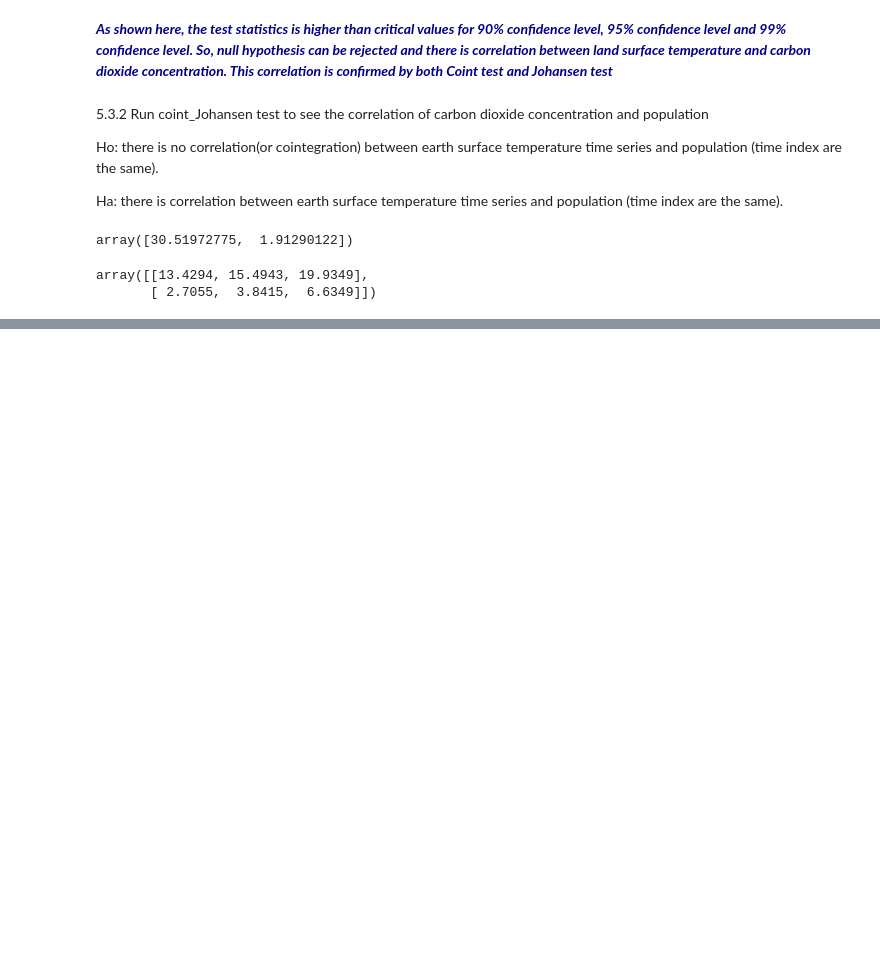
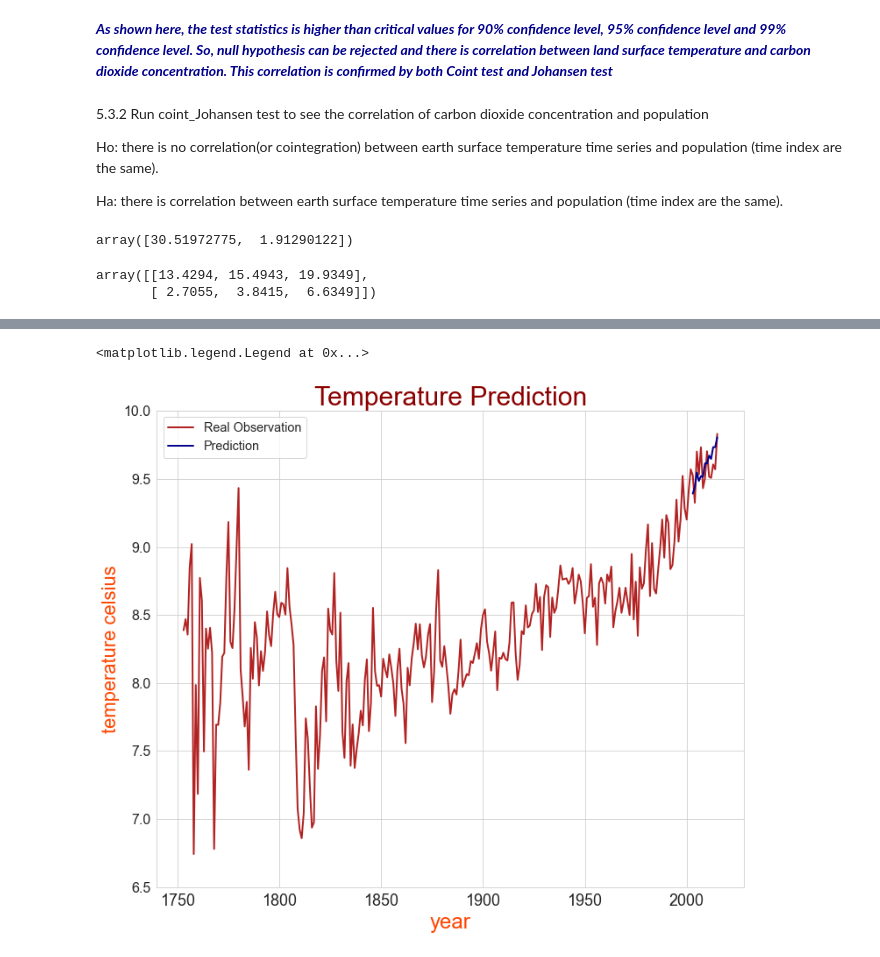
Before and after one commit to chenzhivis/Emission-Control-Global-Warming-Analysis-and-Prediction, a Jupyter notebook: globalwarming.ipynb, the cells around one changed output, grey strips where cells are left out. Drawn from its saved outputs; the diff is of its cells as text; code cells hidden in the pictures; blank space fills up the shorter version.

```diff
--- a/globalwarming.ipynb
+++ b/globalwarming.ipynb
@@ -1157,0 +1324,3 @@ __6.5 Further cointegration tests are perfromed and confirmed what is shown in E
+# %%
+df_tcr = pd.DataFrame(index=dfy['LandAverageTemperature'][197:].index)
+df_tcr['Temp'], df_tcr['co2'], df_tcr['urban'] = dfy['LandAverageTemperature'][197:], df_coh['data_mean_global'][1950:], df_ur['urban'].values
@@ -1157,0 +1331,7 @@ __6.5 Further cointegration tests are perfromed and confirmed what is shown in E
+# %%
+temp_train = df_tcr.Temp[:53]
+temp_test = df_tcr.Temp[53:]
+co2_train = df_tcr.co2[:53]
+co2_test = df_tcr.co2[53:]
+urban_train = df_tcr.urban[:53]
+urban_test = df_tcr.urban[53:]
@@ -1157,0 +1375,15 @@ __6.5 Further cointegration tests are perfromed and confirmed what is shown in E
+# %%
+arimax_co2_best = sm.tsa.statespace.SARIMAX(endog = temp_train, exog=co2_train, order=(3,1,4), initialization='approximate_diffuse').fit()
+# %%
+dfy.plot(figsize=(12,10), linewidth=2, color='firebrick')
+plt.plot(range(2003,2016), arimax_co2_best.forecast(steps=13, exog=co2_test), linewidth=2, color='darkblue')
+plt.ylim([6.5,10])
+plt.xlabel('year',fontsize=24, color='orangered')
+plt.ylabel('temperature celsius', fontsize=22, color='orangered')
+plt.xticks(fontsize=18)
+plt.yticks(fontsize=16)
+plt.title('Temperature Prediction', fontsize=30, color='darkred')
+plt.legend(('Real Observation', 'Prediction'), loc='upper left', fontsize='x-large')
+# %% [output]
+<matplotlib.legend.Legend at 0x...>
+[figure, added]
```
Also changed, not shown: parts of 181 cells of this notebook.
